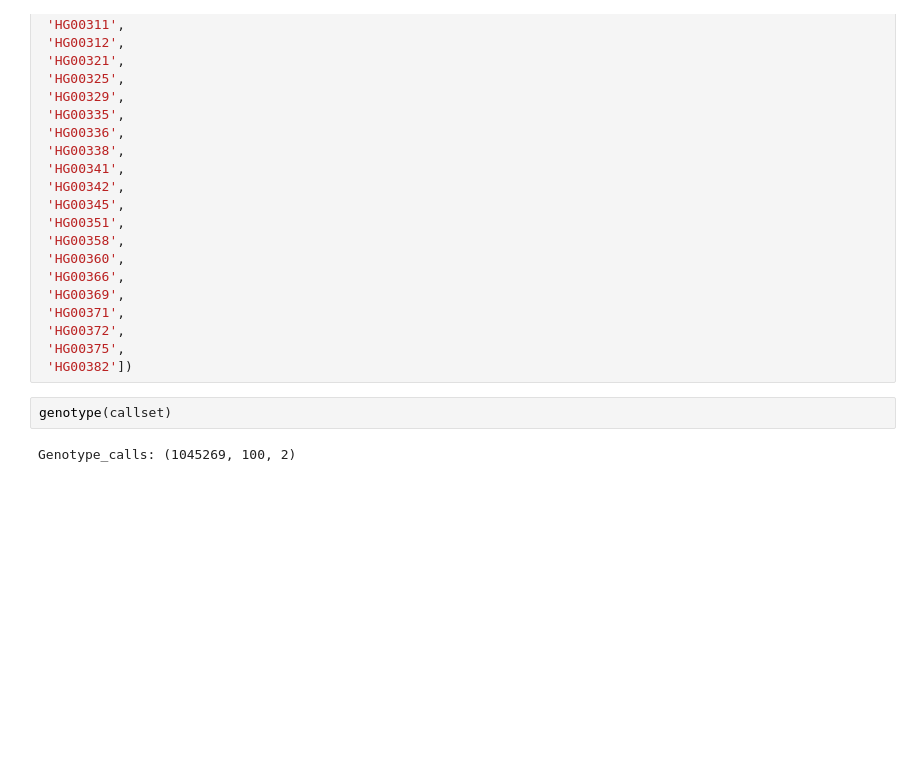
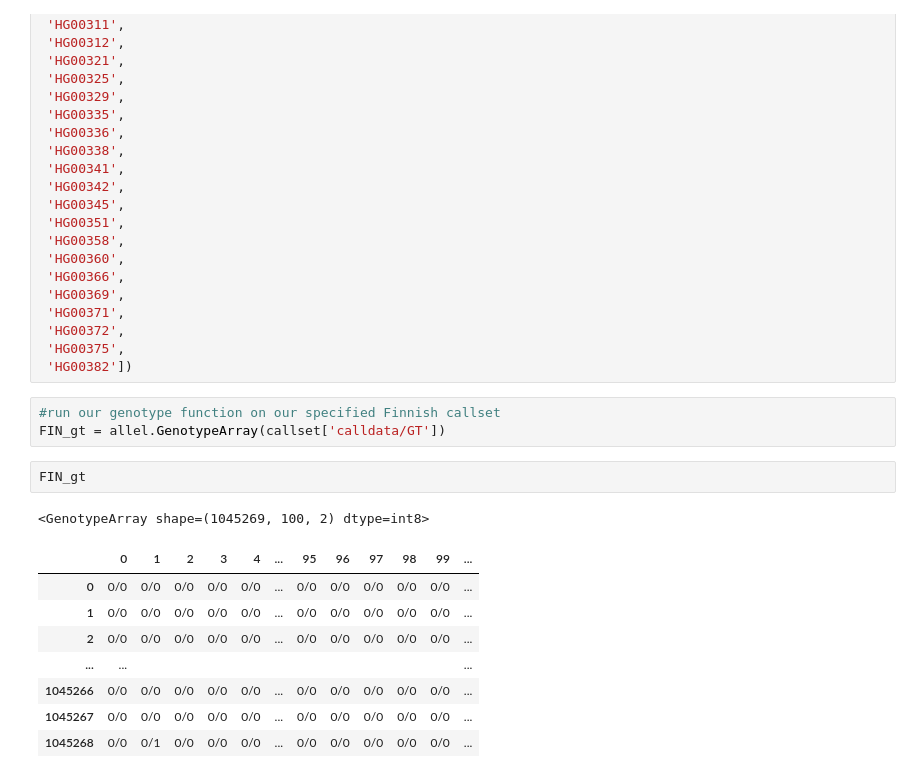
Before and after one commit to agaujean9/Genomics_Project, a Jupyter notebook: Genomics_Project_File .ipynb, the cells around one changed output. Drawn from its saved outputs; the diff is of its cells as text; blank space fills up the shorter version.

```diff
--- a/Genomics_Project_File .ipynb
+++ b/Genomics_Project_File .ipynb
@@ -287,7 +347,18 @@ callset = allel.read_vcf('ALL.chr21.shapeit2_integrated_snvindels_v2a_27022019.G
  'HG00372',
  'HG00375',
  'HG00382'])
-# %%
-genotype(callset)
-# %% [output]
-Genotype_calls: (1045269, 100, 2)
+# %%
+#run our genotype function on our specified Finnish callset
+FIN_gt = allel.GenotypeArray(callset['calldata/GT'])
+# %%
+FIN_gt
+# %% [output]
+<GenotypeArray shape=(1045269, 100, 2) dtype=int8>
+|  | 0 | 1 | 2 | 3 | 4 | ... | 95 | 96 | 97 | 98 | 99 | ... |
+| 0 | 0/0 | 0/0 | 0/0 | 0/0 | 0/0 | ... | 0/0 | 0/0 | 0/0 | 0/0 | 0/0 | ... |
+| 1 | 0/0 | 0/0 | 0/0 | 0/0 | 0/0 | ... | 0/0 | 0/0 | 0/0 | 0/0 | 0/0 | ... |
+| 2 | 0/0 | 0/0 | 0/0 | 0/0 | 0/0 | ... | 0/0 | 0/0 | 0/0 | 0/0 | 0/0 | ... |
+| ... | ... |  |  |  |  |  |  |  |  |  |  | ... |
+| 1045266 | 0/0 | 0/0 | 0/0 | 0/0 | 0/0 | ... | 0/0 | 0/0 | 0/0 | 0/0 | 0/0 | ... |
+| 1045267 | 0/0 | 0/0 | 0/0 | 0/0 | 0/0 | ... | 0/0 | 0/0 | 0/0 | 0/0 | 0/0 | ... |
+| 1045268 | 0/0 | 0/1 | 0/0 | 0/0 | 0/0 | ... | 0/0 | 0/0 | 0/0 | 0/0 | 0/0 | ... |
```
Also changed, not shown: parts of 17 cells of this notebook, 1 other file.
